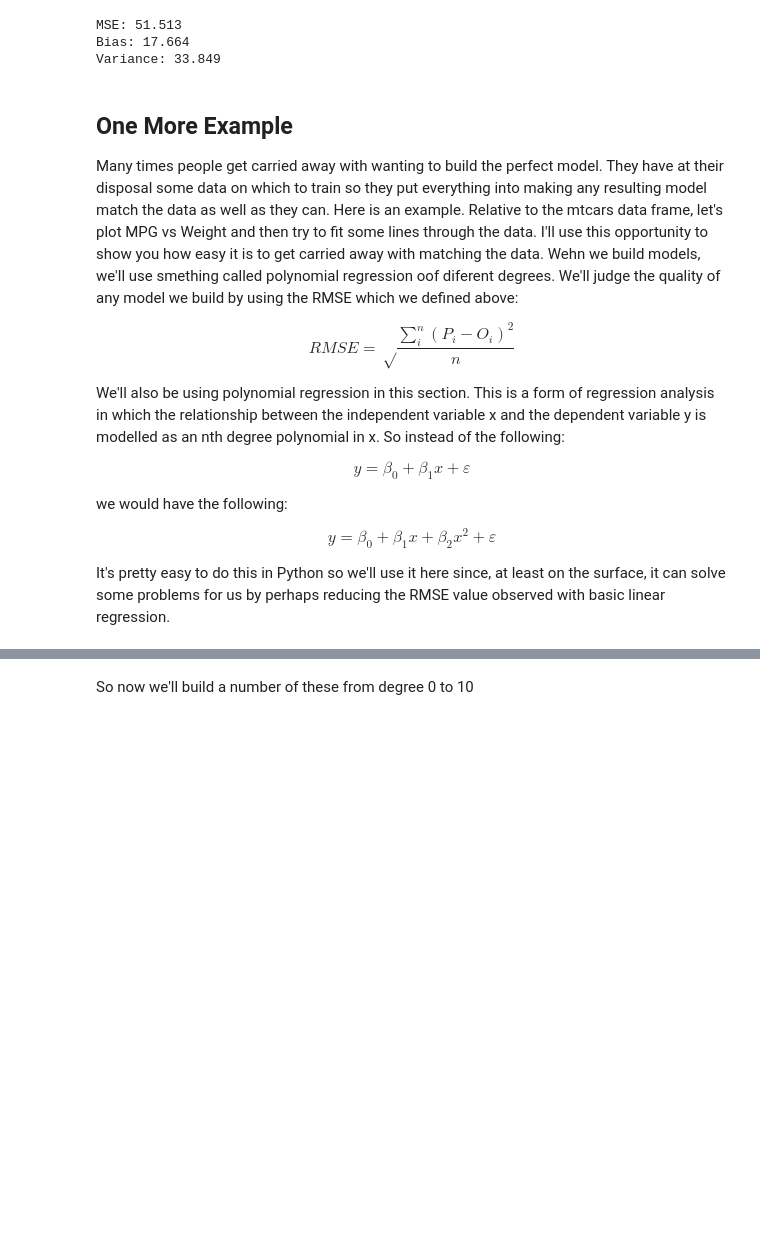
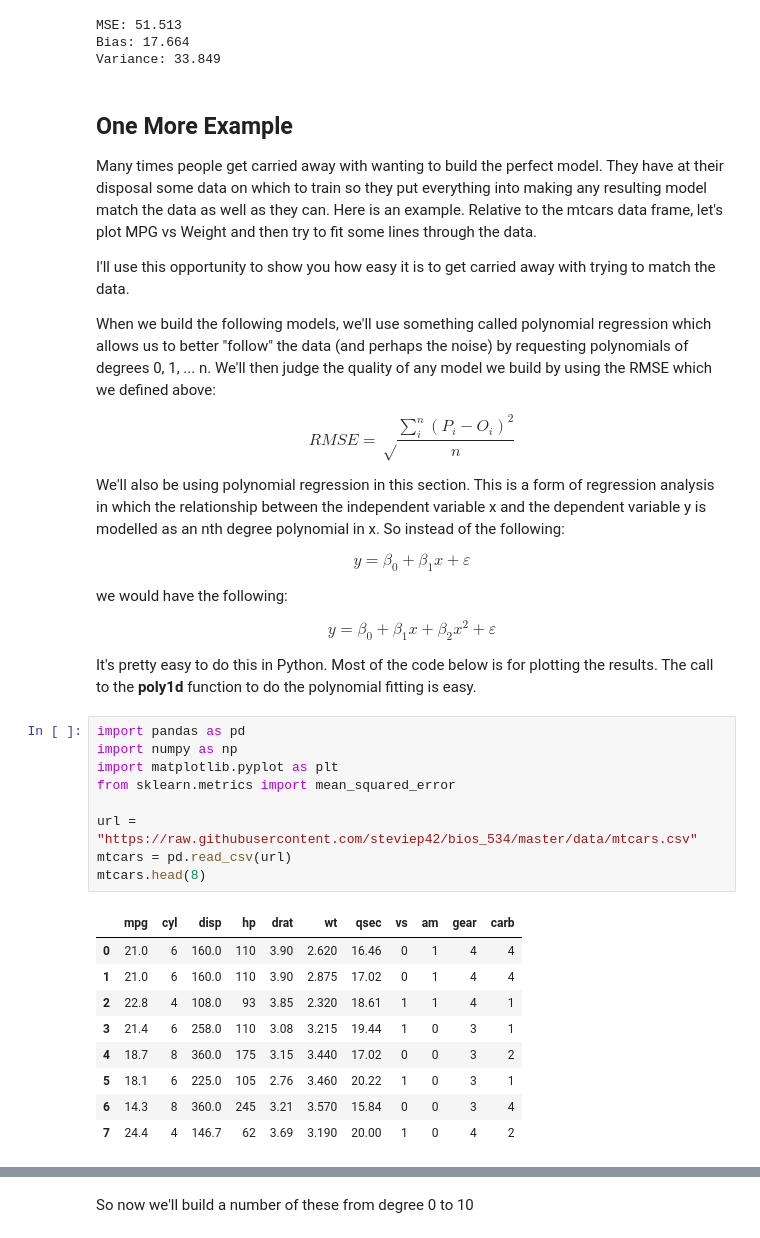
Before and after one commit to steviep42/bios_534, a Jupyter notebook: BIAS_Variance_Tradeoff.ipynb, the cells around one changed output, grey strips where cells are left out. Cells and saved outputs as stored; diff of their text form; blank space fills up the shorter version.

```diff
--- a/BIAS_Variance_Tradeoff.ipynb
+++ b/BIAS_Variance_Tradeoff.ipynb
@@ -347,7 +348,11 @@ Variance: 33.849
 # %% [markdown]
 ## One More Example
 
-Many times people get carried away with wanting to build the perfect model. They have at their disposal some data on which to train so they put everything into making any resulting model match the data as well as they can. Here is an example. Relative to the mtcars data frame, let's plot MPG vs Weight and then try to fit some lines through the data. I'll use this opportunity to show you how easy it is to get carried away with matching the data. Wehn we build models, we'll use smething called polynomial regression oof diferent degrees. We'll judge the quality of any model we build by using the RMSE which we defined above:
+Many times people get carried away with wanting to build the perfect model. They have at their disposal some data on which to train so they put everything into making any resulting model match the data as well as they can. Here is an example. Relative to the mtcars data frame, let's plot MPG vs Weight and then try to fit some lines through the data.
+
+I'll use this opportunity to show you how easy it is to get carried away with trying to match the data.
+
+When we build the following models, we'll use something called polynomial regression which allows us to better "follow" the data (and perhaps the noise) by requesting polynomials of degrees 0, 1, ... n. We'll then judge the quality of any model we build by using the RMSE which we defined above:
 
 $$ RMSE = \sqrt\frac{\sum_i^n(P_i-O_i)^2}{n} $$
 
@@ -359,4 +364,23 @@ we would have the following:
 
 $$ y = \beta_0 + \beta_1x + \beta_2 x^2 + \varepsilon $$
 
-It's pretty easy to do this in Python so we'll use it here since, at least on the surface, it can solve some problems for us by perhaps reducing the RMSE value observed with basic linear regression.
+It's pretty easy to do this in Python. Most of the code below is for plotting the results. The call to the **poly1d** function to do the polynomial fitting is easy.
+# %%
+import pandas as pd
+import numpy as np
+import matplotlib.pyplot as plt
+from sklearn.metrics import mean_squared_error
+
+url = "https://raw.githubusercontent.com/steviep42/bios_534/master/data/mtcars.csv"
+mtcars = pd.read_csv(url)
+mtcars.head(8)
+# %% [output]
+|  | mpg | cyl | disp | hp | drat | wt | qsec | vs | am | gear | carb |
+| 0 | 21.0 | 6 | 160.0 | 110 | 3.90 | 2.620 | 16.46 | 0 | 1 | 4 | 4 |
+| 1 | 21.0 | 6 | 160.0 | 110 | 3.90 | 2.875 | 17.02 | 0 | 1 | 4 | 4 |
+| 2 | 22.8 | 4 | 108.0 | 93 | 3.85 | 2.320 | 18.61 | 1 | 1 | 4 | 1 |
+| 3 | 21.4 | 6 | 258.0 | 110 | 3.08 | 3.215 | 19.44 | 1 | 0 | 3 | 1 |
+| 4 | 18.7 | 8 | 360.0 | 175 | 3.15 | 3.440 | 17.02 | 0 | 0 | 3 | 2 |
+| 5 | 18.1 | 6 | 225.0 | 105 | 2.76 | 3.460 | 20.22 | 1 | 0 | 3 | 1 |
+| 6 | 14.3 | 8 | 360.0 | 245 | 3.21 | 3.570 | 15.84 | 0 | 0 | 3 | 4 |
+| 7 | 24.4 | 4 | 146.7 | 62 | 3.69 | 3.190 | 20.00 | 1 | 0 | 4 | 2 |
```
Also changed, not shown: parts of 13 cells of this notebook, 1 other file.
